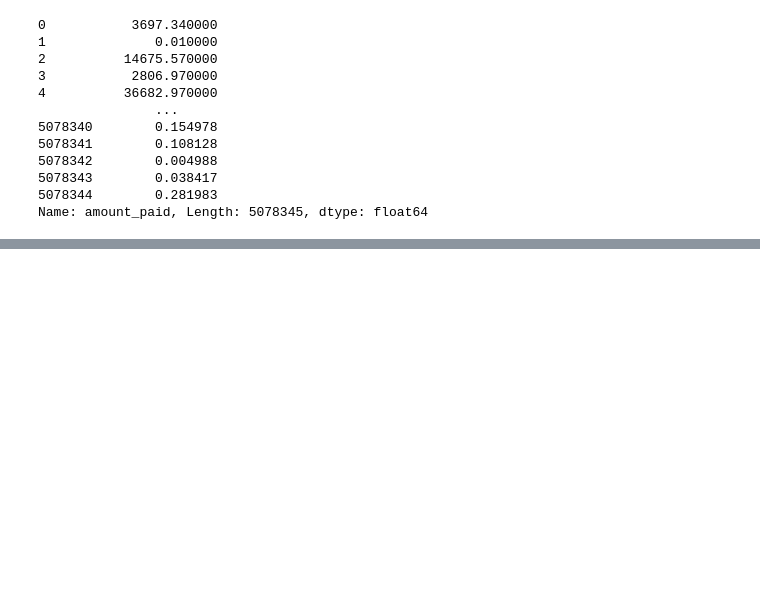
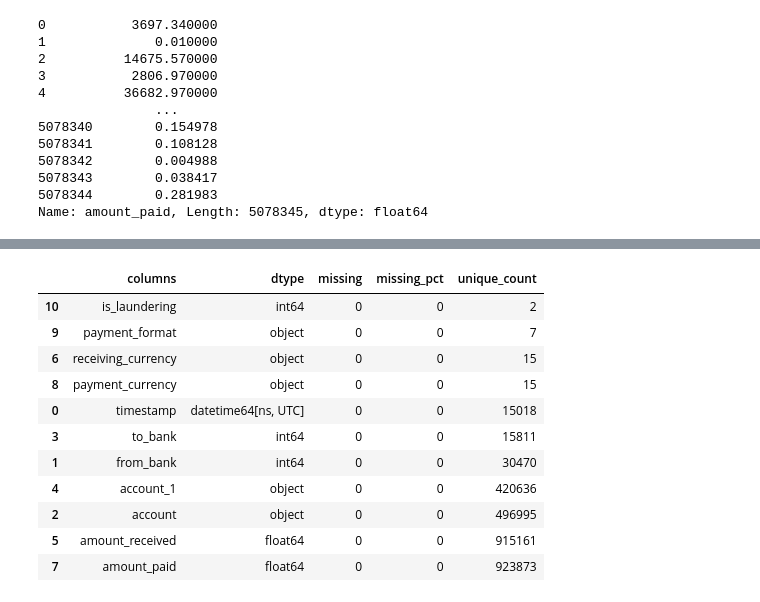
Before and after one commit to Hackveda/AI-Powered-Risk-Assessment-for-Financial-Compliance, a Jupyter notebook: AML 4 Level Analytics.ipynb, the cells around one changed output, grey strips where cells are left out. Drawn from its saved outputs; the diff is of its cells as text; code cells hidden in the pictures; blank space fills up the shorter version.

```diff
--- a/AML 4 Level Analytics.ipynb
+++ b/AML 4 Level Analytics.ipynb
@@ -382,0 +451,16 @@ Name: amount_paid, Length: 5078345, dtype: float64
+# %%
+# Sort the report so the lowest unique_count columns appear first.
+dq_report.sort_values("unique_count", ascending=True)
+# %% [output]
+|  | columns | dtype | missing | missing_pct | unique_count |
+| 10 | is_laundering | int64 | 0 | 0 | 2 |
+| 9 | payment_format | object | 0 | 0 | 7 |
+| 6 | receiving_currency | object | 0 | 0 | 15 |
+| 8 | payment_currency | object | 0 | 0 | 15 |
+| 0 | timestamp | datetime64[ns, UTC] | 0 | 0 | 15018 |
+| 3 | to_bank | int64 | 0 | 0 | 15811 |
+| 1 | from_bank | int64 | 0 | 0 | 30470 |
+| 4 | account_1 | object | 0 | 0 | 420636 |
+| 2 | account | object | 0 | 0 | 496995 |
+| 5 | amount_received | float64 | 0 | 0 | 915161 |
+| 7 | amount_paid | float64 | 0 | 0 | 923873 |
```
Also changed, not shown: parts of 6 cells of this notebook, 1 other file.
